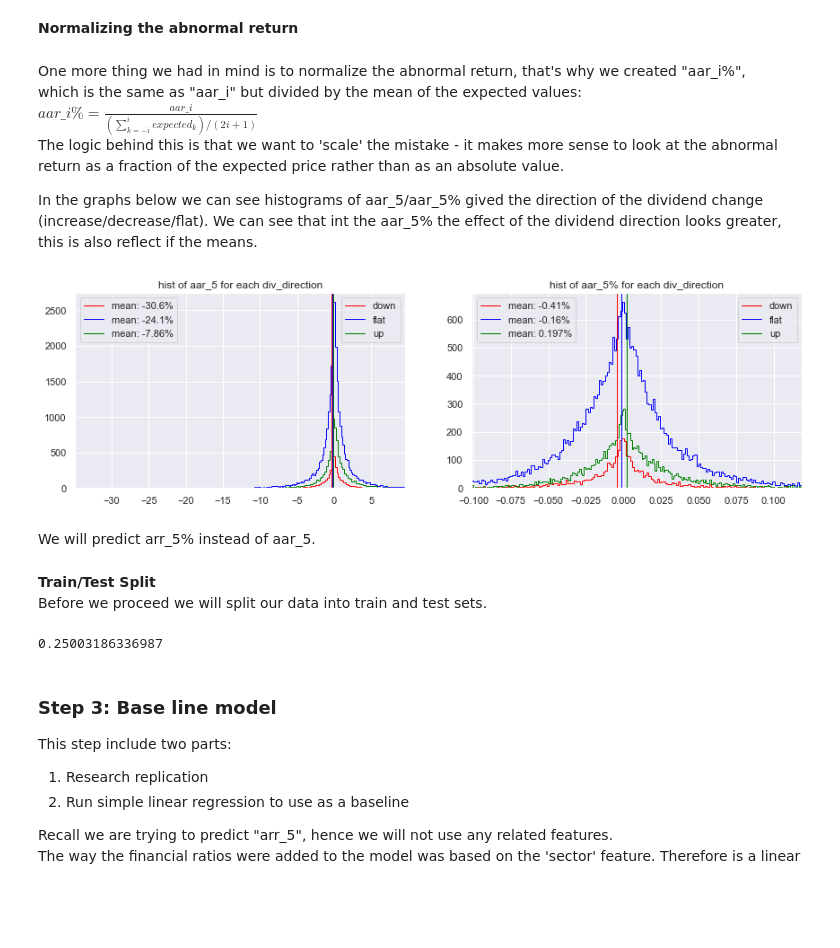
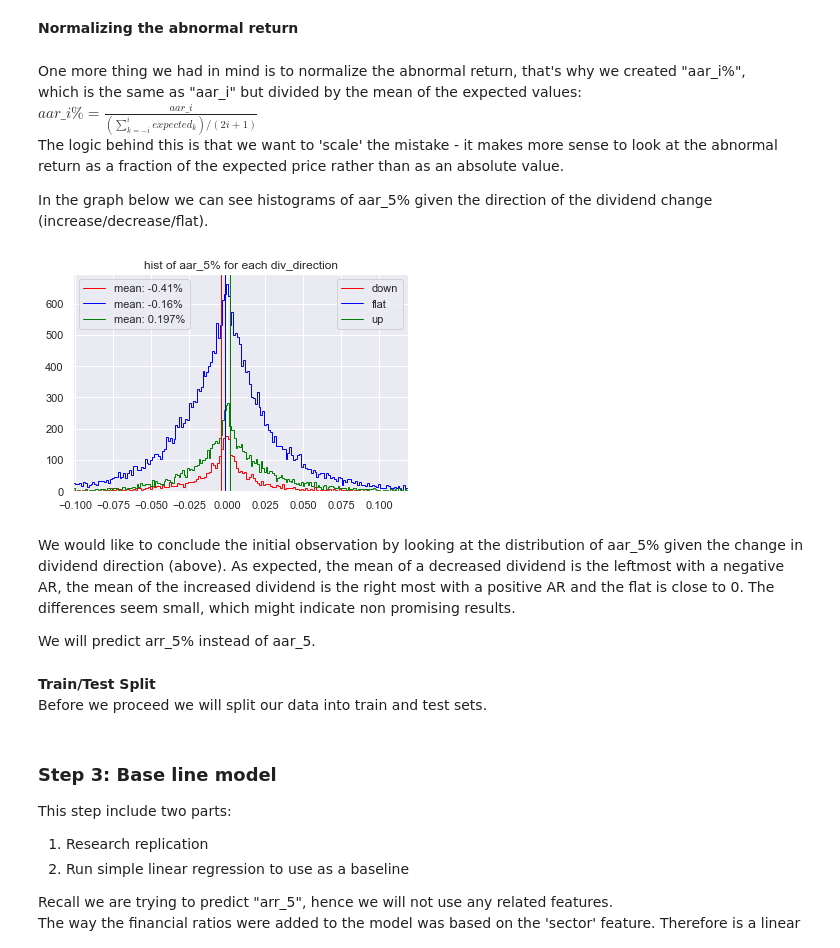
Before and after one commit to DeanCarmeli/DataSci, a Jupyter notebook: ProjectNotebook.ipynb, the cells around one changed output. Cells and saved outputs as stored; diff of their text form; code cells hidden in the pictures; blank space fills up the shorter version.

```diff
--- a/ProjectNotebook.ipynb
+++ b/ProjectNotebook.ipynb
@@ -70,8 +43,8 @@ run_speed:
 # %%
 seed = 10
+run_speed = 2
 random.seed(seed)
 np.random.seed(seed)
-run_speed = 3
 # %% [markdown]
 ## Step 1: data pre-process steps and initial feature extraction
 # %% [markdown]
@@ -83,5 +55,6 @@ The block below takes about 5 minutes, will run only when run_speed is 1 (slowes
 # %%
 if run_speed <= 1:
+    #utils.unzip_data()
     all_prices = json.load(open("all_prices.json", "r"))
 
     # Step 1: Calculate alpha and beta parameters based on CAPM model
@@ -92,14 +65,18 @@ if run_speed <= 1:
     df = aggregate.fill_missing_meta_data(df)
 
     # Step 3: Split the date column to have year, month and quarter
-    df = split_date(df)
+    df = utils.split_date(df)
 
     # Step 4: Add financial ratios.
     # Drop samples from before 1998 (no financial ratios data)
     df.drop(df[df["year"] <= 1997].index, inplace=True)
     df = aggregate.aggregate_fin_ratios(df)
+    df.drop(['dividend_date'], axis = 1, inplace = True)
 else:
     df = pd.read_csv("aggregated_data.csv")
+# %%
+df.drop(utils.drop_cols, axis = 1, inplace = True)
+df.reset_index(drop=True, inplace = True)
 # %% [markdown]
 #### The Data
 # %%
@@ -177,5 +150,5 @@ aar_5 range: [-64863896415.11076, 45761542196.09154]
 # %%
-df = main.remove_outliers(df, range_min=-50 , range_max = 10)
+df = utils.remove_outliers(df, range_min=-50 , range_max = 10)
 # %% [output]
 Removed 515 outliers
 # %% [markdown]
@@ -215,21 +192,20 @@ which is the same as "aar_i" but divided by the mean of the expected values:<br/
 $aar\_i\% = \frac{aar\_i}{(\sum_{k=-i}^{i}{expected_k})/(2i+1)}$<br/>
 The logic behind this is that we want to 'scale' the mistake - it makes more sense to look at the abnormal return as a fraction of the expected price rather than as an absolute value.<br/>
 
-In the graphs below we can see histograms of aar_5/aar_5% gived the direction of the dividend change (increase/decrease/flat). We can see that int the aar_5% the effect of the dividend direction looks greater, this is also reflect if the means.
+In the graph below we can see histograms of aar_5% given the direction of the dividend change (increase/decrease/flat).
 # %%
-visualize.plot_aar5_and_aar5p_given_dir(df)
+visualize.plot_aar5p_given_dir(df)
 # %% [output]
-[figure, old version]
+[figure, new version]
-# %% [markdown]
-We will predict arr_5% instead of aar_5.
+# %% [markdown]
+We would like to conclude the initial observation by looking at the distribution of aar_5% given the change in dividend direction (above). As expected, the mean of a decreased dividend is the leftmost with a negative AR, the mean of the increased dividend is the right most with a positive AR and the flat is close to 0. The differences seem small, which might indicate non promising results.
+
+We will predict arr_5% instead of aar_5.
 # %% [markdown]
 **Train/Test Split**<br/>
 Before we proceed we will split our data into train and test sets.
 # %%
-df_train, df_test = main.my_split_test_train(df, test_size = 0.2)
-df_test.shape[0]/df_train.shape[0]
+df_train, df_test = utils.my_split_test_train(df, test_size = 0.2)
-# %% [output]
-0.25003186336987
 # %% [markdown]
 ### Step 3: Base line model
 This step include two parts:
```
Also changed, not shown: parts of 82 cells of this notebook, 4 other files.
